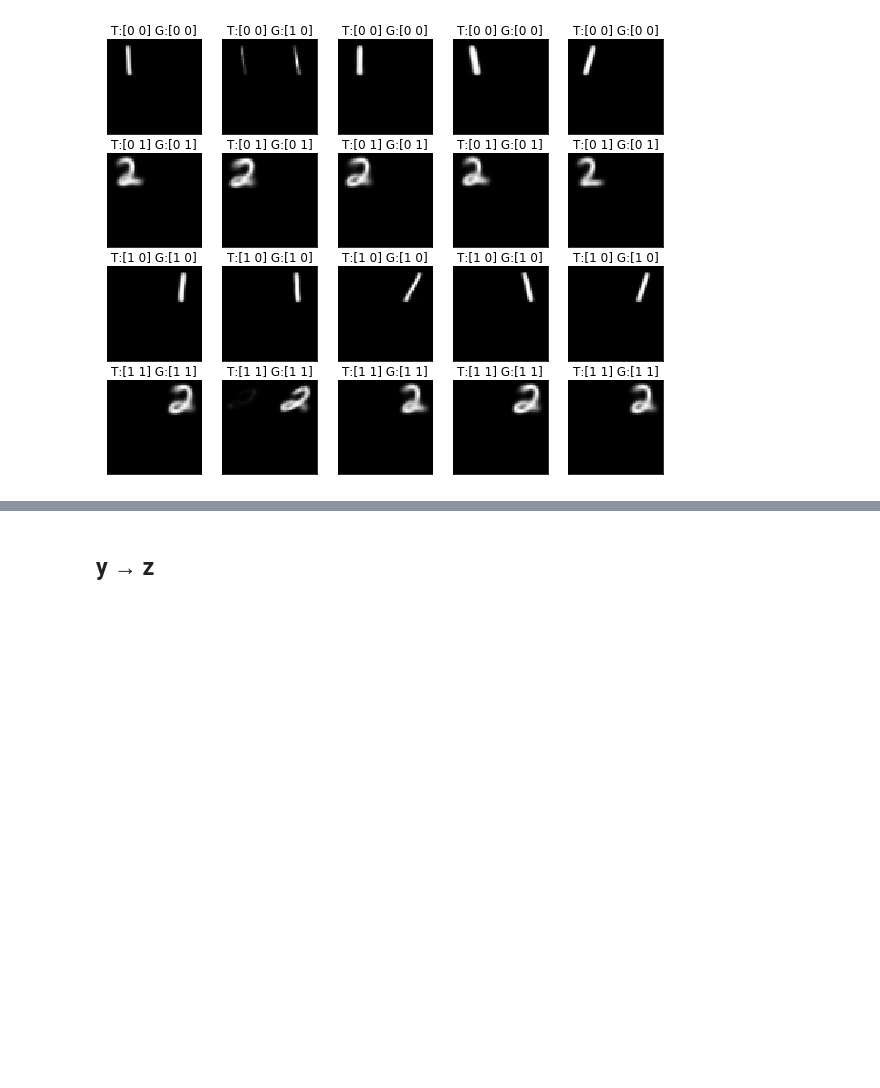
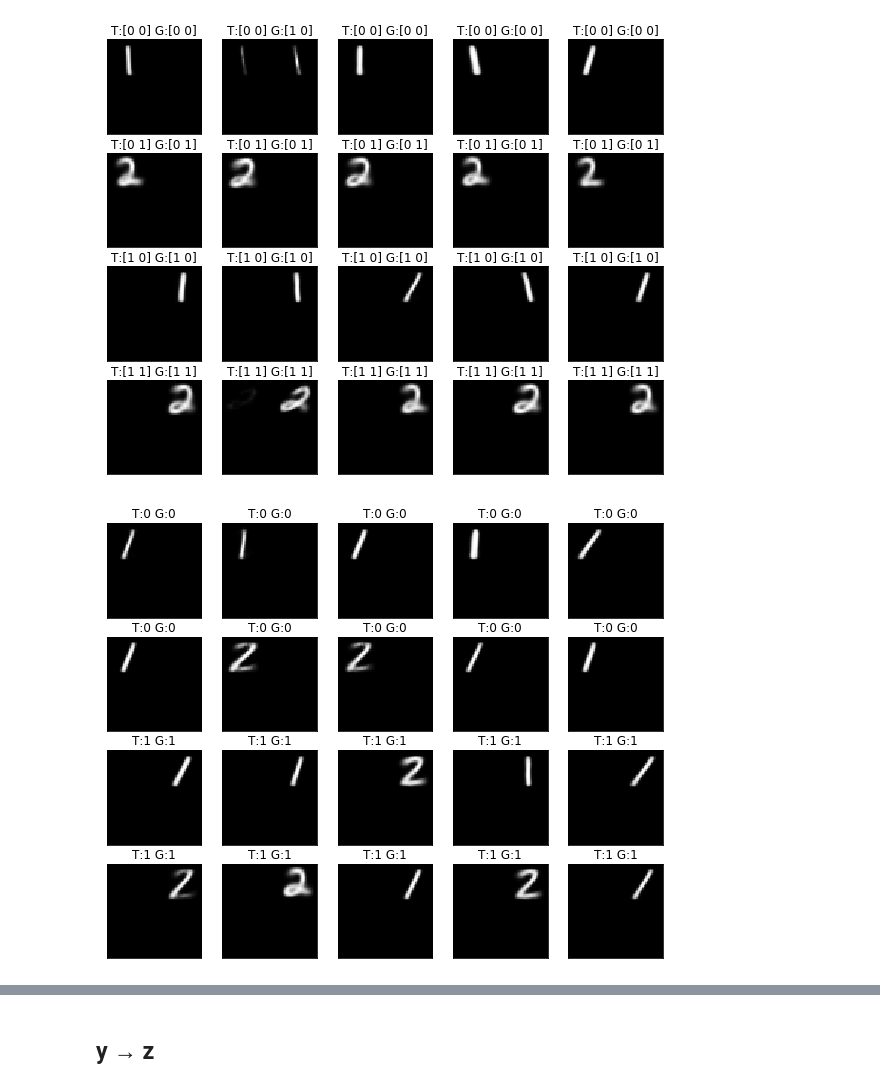
Before and after one commit to HironoOkamoto/practice_pixyz, a Jupyter notebook: JMVAE/JMVAE_MNIST_A_experiment.ipynb, the cells around one changed output, grey strips where cells are left out. Saved outputs shown, nothing was run; the diff lists cells and outputs as text; code cells hidden in the pictures; blank space fills up the shorter version.

```diff
--- a/JMVAE/JMVAE_MNIST_A_experiment.ipynb
+++ b/JMVAE/JMVAE_MNIST_A_experiment.ipynb
@@ -192,3 +192,33 @@ for i in range(sample_size*label_num):
 plt.show()
 # %% [output]
 [figure]
+# %%
+sample_size = 5
+label_num = 4
+labels = []
+for i in range(2):
+    for j in range(2):
+        for k in range(sample_size):
+            labels.append([i, j])
+
+labels = torch.FloatTensor(labels).to(device)
+
+torch.random.manual_seed(42)
+z = q_y.sample({"y1": labels[:, :1]})["z"]
+samples = p_x.sample_mean({"z": z})
+pred_y = classifier(samples) > 0.5
+
+
+pred_y = pred_y.detach().cpu().numpy()
+labels = labels.detach().cpu().numpy().astype(int)
+samples_ = samples.cpu().data.numpy().transpose(0, 2, 3, 1).squeeze()
+plt.figure(figsize=(sample_size*2, label_num*2))
+for i in range(sample_size*label_num):
+    plt.subplot(label_num, sample_size, i+1)
+    plt.xticks([])
+    plt.yticks([])
+    plt.title("T:{} G:{}".format(labels[i][0], pred_y[i][0]))
+    plt.imshow(samples_[i], plt.cm.gray)
+plt.show()
+# %% [output]
+[figure, added]
```
Also changed, not shown: parts of 1 cell of this notebook, 3 other files.
